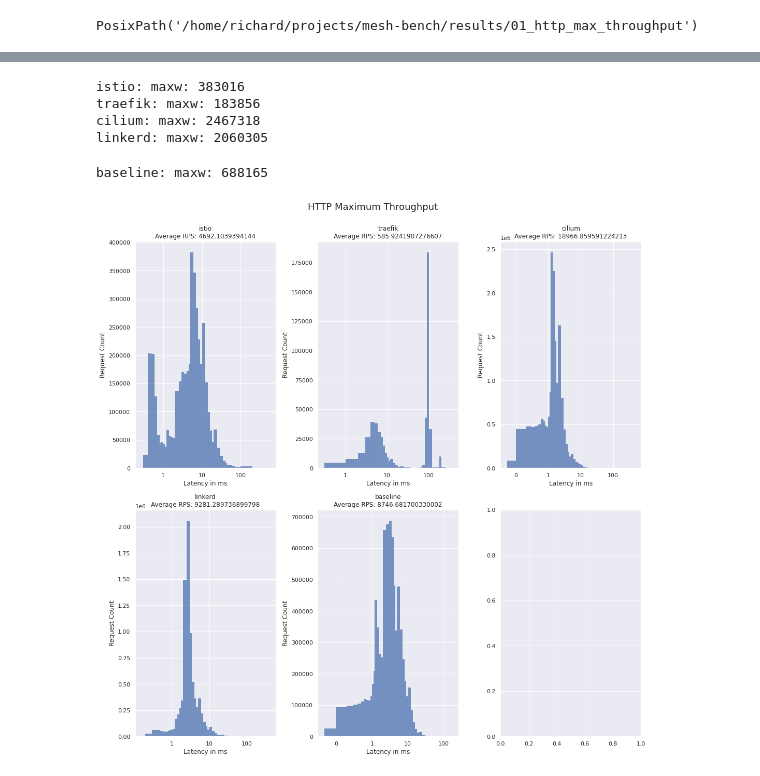
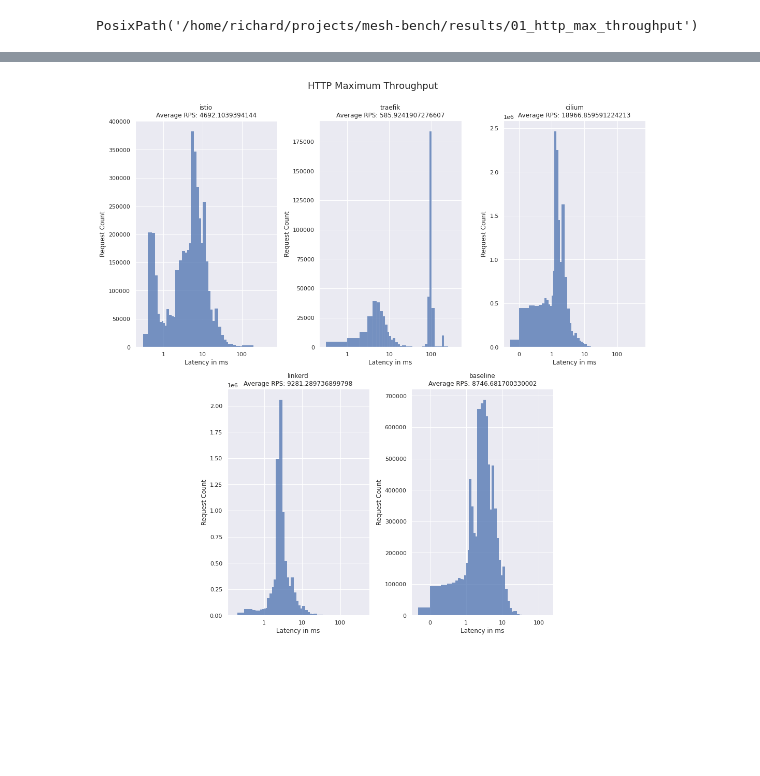
Before and after one commit to RichardBieringa/mesh-bench, a Jupyter notebook: viz/01_http_max_throughput.ipynb, the cells around one changed output, grey strips where cells are left out. Saved outputs shown, nothing was run; the diff lists cells and outputs as text; code cells hidden in the pictures; blank space fills up the shorter version.

```diff
--- a/viz/01_http_max_throughput.ipynb
+++ b/viz/01_http_max_throughput.ipynb
@@ -136,67 +137,52 @@ Results: 5
 | 4 | 2022-06-20T08:32:59.487539804Z | max | 15m0s | 8746.681700 | 900002111624 | baseline | 0 | 1 | ... |
 # %%
 # Create grid of
-fig, axes = plt.subplots(nrows=2, ncols=3, figsize=(15,15))
+fig = plt.figure(figsize=(15, 15))
 
-# Makes the axes a one dimensional list
-axes = axes.flatten()
+# Create a grid of subplots
+gs = gridspec.GridSpec(nrows=2, ncols=6)
+
+# Create subplots, each plot is 2 cols wide
+axes=[
+    # Row 0
+    fig.add_subplot(gs[0, 0:2]),
+    fig.add_subplot(gs[0, 2:4]),
+    fig.add_subplot(gs[0, 4:6]),
+    # Row 1 (offset by 1)
+    fig.add_subplot(gs[1, 1:3]),
+    fig.add_subplot(gs[1, 3:5]),
+]
 
 # Set figure title
 fig.suptitle("HTTP Maximum Throughput", fontsize=18, y=1)
 
-
 # Plot each row as subplot
 for i, row in df.iterrows():
     ax = axes[i]
-    mesh = row["mesh"]
 
+    # Plot data
     binedges = np.array(row["bins"])
     weights = np.array(row["counts"])
     x = (binedges[1:] + binedges[:-1]) / 2.0
 
-    print(f"{mesh}: maxw: {weights.max()}")
+    sns.histplot(data=row, x=x, bins=binedges, weights=weights, color="b", ax=ax)
+
+    # Labels
+    plot_title = f"{row['mesh']}\nAverage RPS: {row['ActualQPS']}"
+    ax.set_ylabel("Request Count")
+    ax.set_xlabel("Latency in ms")
+    ax.set_title(plot_title)
 
 
-    # ax.hist(x, bins=binedges, weights=weights)
-    sns.histplot(data=row, x=x, bins=binedges, weights=weights, color="b", ax=ax)
-
-    # # Bar plot showing the binned variables
-    # sns.barplot(x=row["bins"][1:], y=row["counts"], color="b", ax=ax)
-
-    # # Labels
-    ax.set_ylabel("Request Count")
-    ax.set_xlabel("Latency in ms")
-    ax.set_title(f"{row['mesh']}\nAverage RPS: {row['ActualQPS']}")
+    # Y AXIS
+    ax.yaxis.set_major_formatter(ticker.ScalarFormatter())
 
 
-    # ax.set_yscale("log")
-
-    # Logarithmic x axis from 1->50
+    # X AXIS
     ax.set_xscale("log")
-
-    ax.yaxis.set_major_formatter(ticker.ScalarFormatter())
-
-    # ax.xaxis.set_major_locator(ticker.MultipleLocator(10))
-    # ax.xaxis.set_major_formatter(ticker.FormatStrFormatter('%.0f'))
     ax.xaxis.set_major_formatter(ticker.ScalarFormatter())
-
-    # instantiate a second axes that shares the same x-axis
-    # ax2 = ax.twinx()
-    # ax2.set_ylabel("Percentage")
-    # ax2.set_ylim(0, 100)
-    # ax2.plot(row['percentages'], color="red")
-    # ax2.set_alpha(0.5)
-    # ax2.grid(False)
-    # ax2.yaxis.set_major_formatter(ticker.PercentFormatter())
-
-
 
 fig.tight_layout()
 plt.show()
 # %% [output]
-istio: maxw: 383016
-traefik: maxw: 183856
-cilium: maxw: 2467318
-linkerd: maxw: 2060305
-baseline: maxw: 688165
-[figure, old version]
+[figure, new version]
```
Also changed, not shown: parts of 1 cell of this notebook.
